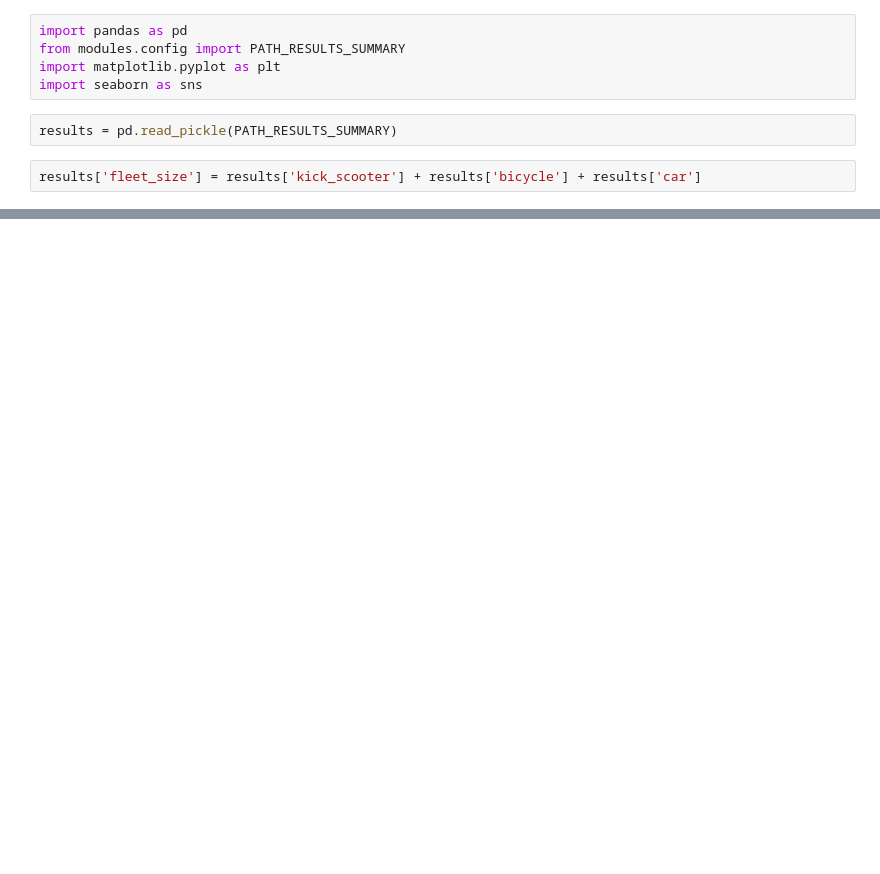
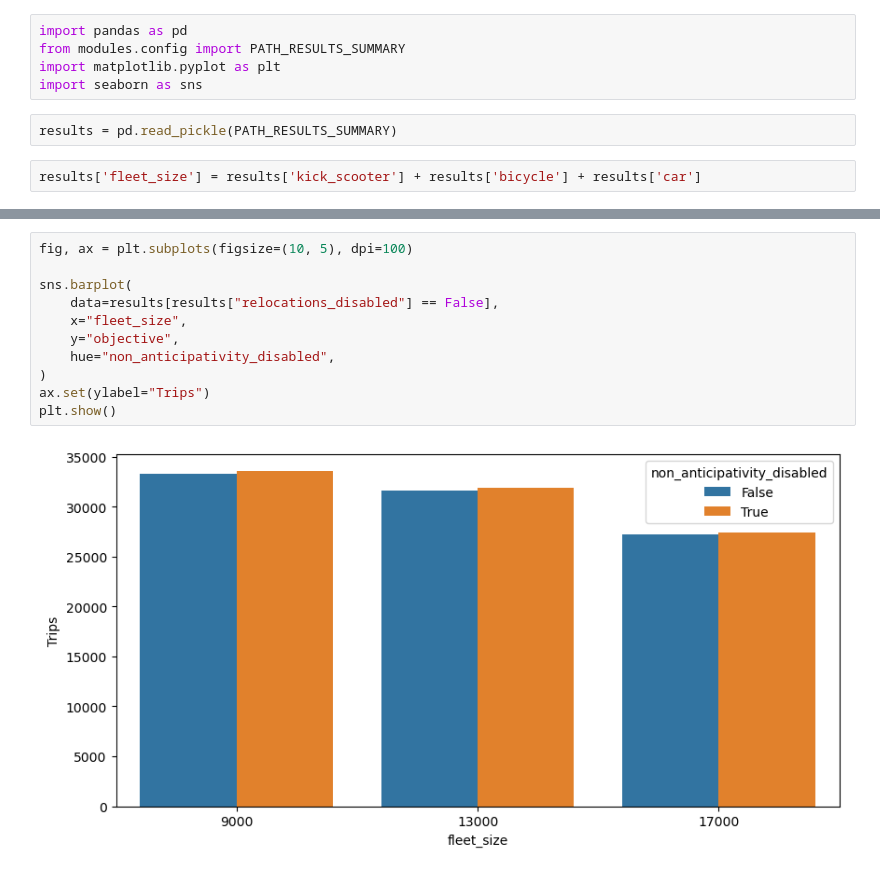
Before and after one commit to mogottsch/vehicle-reposition-2, a Jupyter notebook: src/notebooks/4_results.ipynb, the cells around one changed output, grey strips where cells are left out. Drawn from its saved outputs; the diff is of its cells as text; blank space fills up the shorter version.

```diff
--- a/src/notebooks/4_results.ipynb
+++ b/src/notebooks/4_results.ipynb
@@ -35,0 +47,13 @@ plt.show()
+# %%
+fig, ax = plt.subplots(figsize=(10, 5), dpi=100)
+
+sns.barplot(
+    data=results[results["relocations_disabled"] == False],
+    x="fleet_size",
+    y="objective",
+    hue="non_anticipativity_disabled",
+)
+ax.set(ylabel="Trips")
+plt.show()
+# %% [output]
+[figure, added]
```
Also changed, not shown: parts of 3 cells of this notebook, 7 other files.
